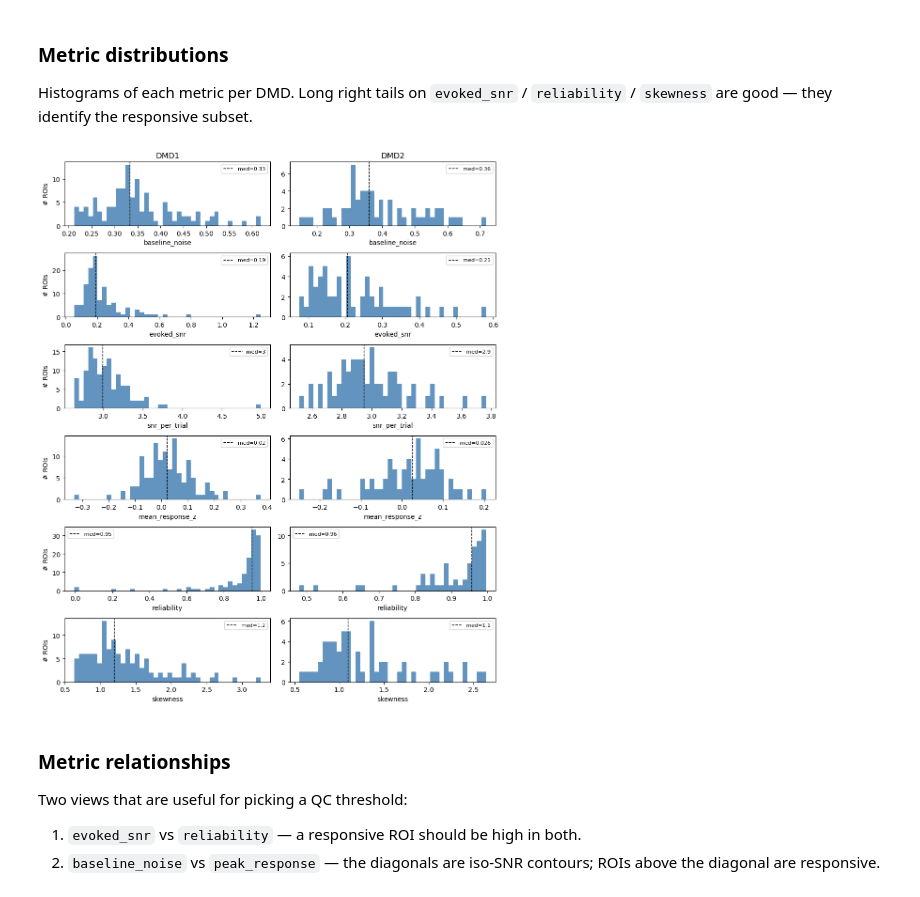
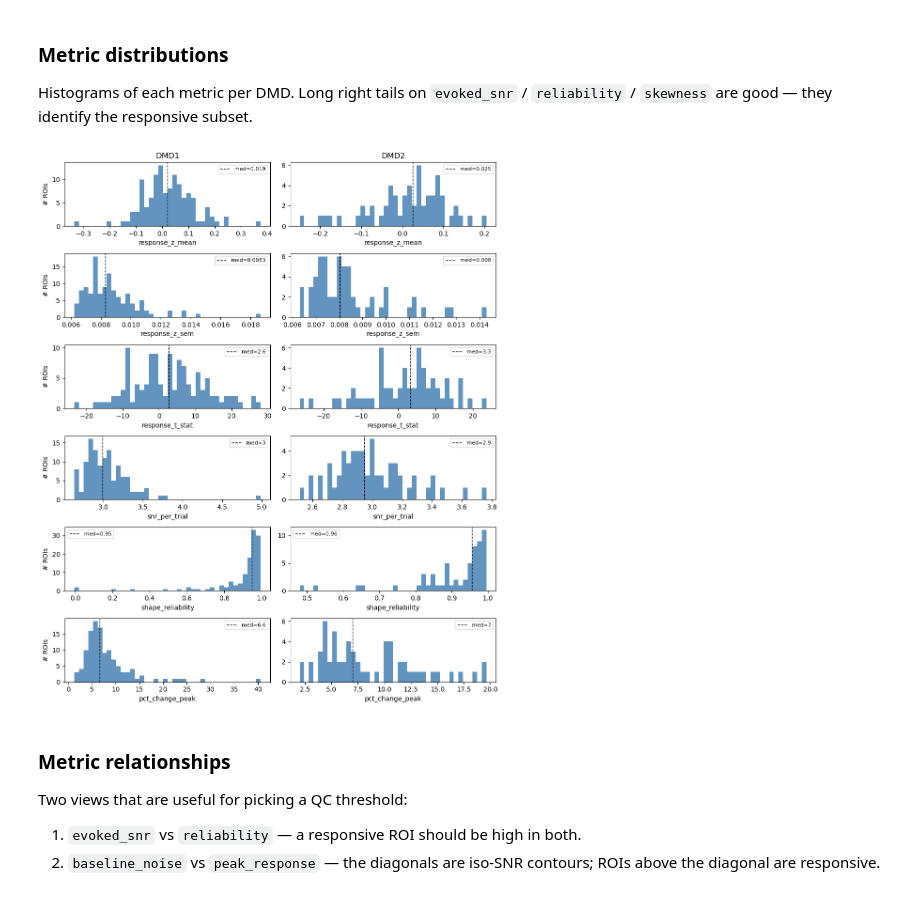
Before and after one commit to AllenNeuralDynamics/openscope-community-predictive-processing, a Jupyter notebook: docs/notebooks/pilot_analysis_signal_qc.ipynb, the cells around one changed output. Cells and saved outputs as stored; diff of their text form; code cells hidden in the pictures.

Commit message:
update slap2 qc to also include z score calculation (mean and std/sem)

```diff
--- a/docs/notebooks/pilot_analysis_signal_qc.ipynb
+++ b/docs/notebooks/pilot_analysis_signal_qc.ipynb
@@ -363,28 +419,38 @@ max              0.205        0.996     2.641
 ### Metric distributions
 Histograms of each metric per DMD. Long right tails on `evoked_snr` / `reliability` / `skewness` are good — they identify the responsive subset.
 # %%
-metric_cols = ["baseline_noise", "evoked_snr", "snr_per_trial", "mean_response_z", "reliability", "skewness"]
+metric_cols = [
+    "response_z_mean",   # signed magnitude (z-units)
+    "response_z_sem",    # cross-trial SEM
+    "response_t_stat",   # magnitude × consistency
+    "snr_per_trial",     # absolute peak magnitude (z-units)
+    "shape_reliability", # split-half shape consistency
+    "pct_change_peak",   # peak in % (interpretable when input is dF/F)
+]
 dmds = sorted(qc_results)
 fig, axs = plt.subplots(len(metric_cols), len(dmds), figsize=(5 * len(dmds), 2.0 * len(metric_cols)),
                         sharey=False, squeeze=False)
 for col_i, dmd in enumerate(dmds):
     df = qc_results[dmd]["metrics"]
     for row_i, m in enumerate(metric_cols):
         ax = axs[row_i, col_i]
         vals = df[m].dropna().values
+        if vals.size == 0:
+            ax.set_axis_off()
+            continue
         ax.hist(vals, bins=40, color="steelblue", alpha=0.85)
         ax.axvline(np.nanmedian(vals), color="k", linestyle="--", lw=1, label=f"med={np.nanmedian(vals):.2g}")
         ax.set_xlabel(m)
         if col_i == 0:
             ax.set_ylabel("# ROIs")
         if row_i == 0:
             ax.set_title(f"DMD{dmd}")
         ax.legend(fontsize=8)
 fig.tight_layout()
 fig.savefig(output_dir / "metric_distributions.png", dpi=150)
 plt.show()
 # %% [output]
-[figure, old version]
+[figure, new version]
 # %% [markdown]
 ### Metric relationships
 Two views that are useful for picking a QC threshold:
```
Also changed, not shown: parts of 6 cells of this notebook.
